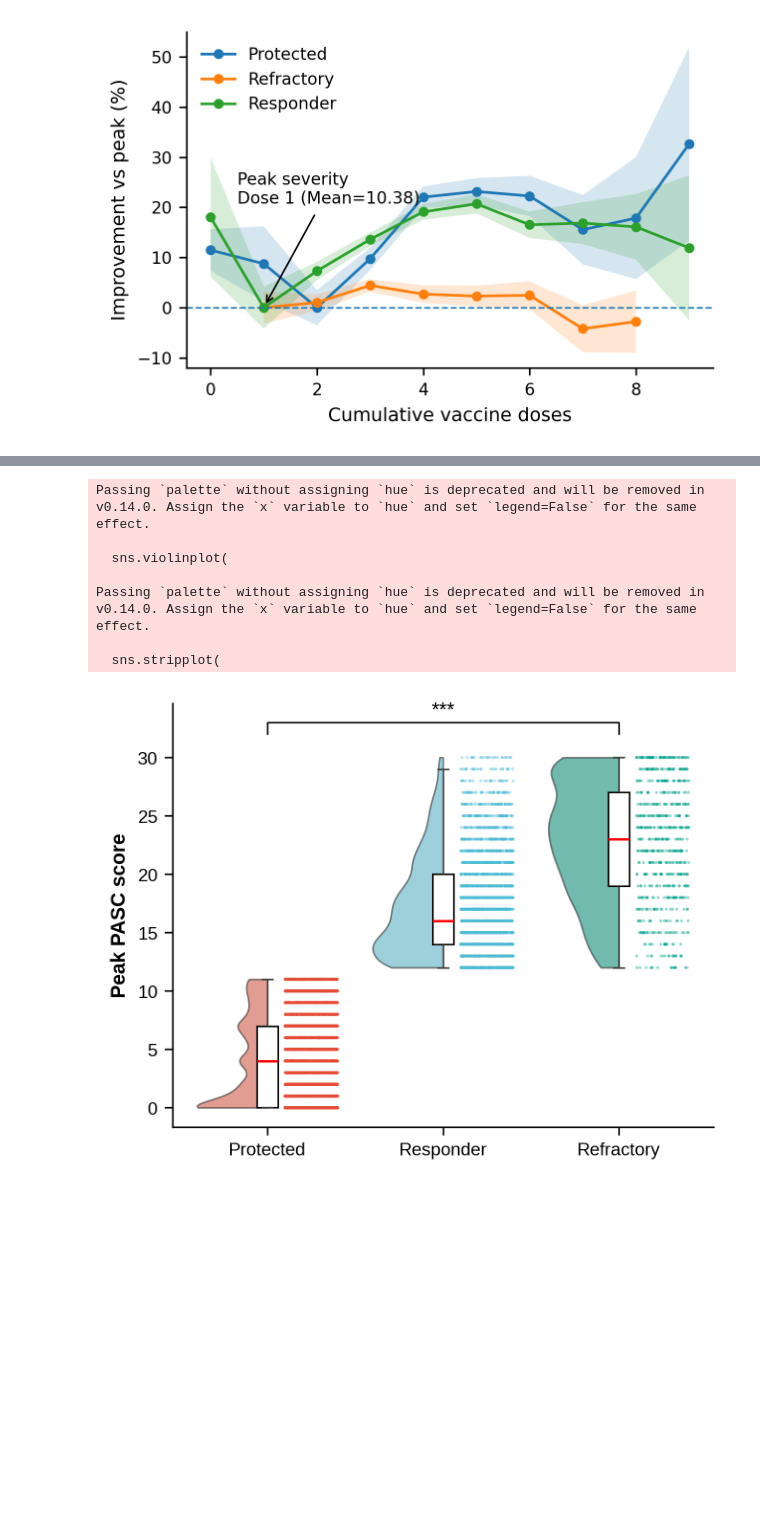
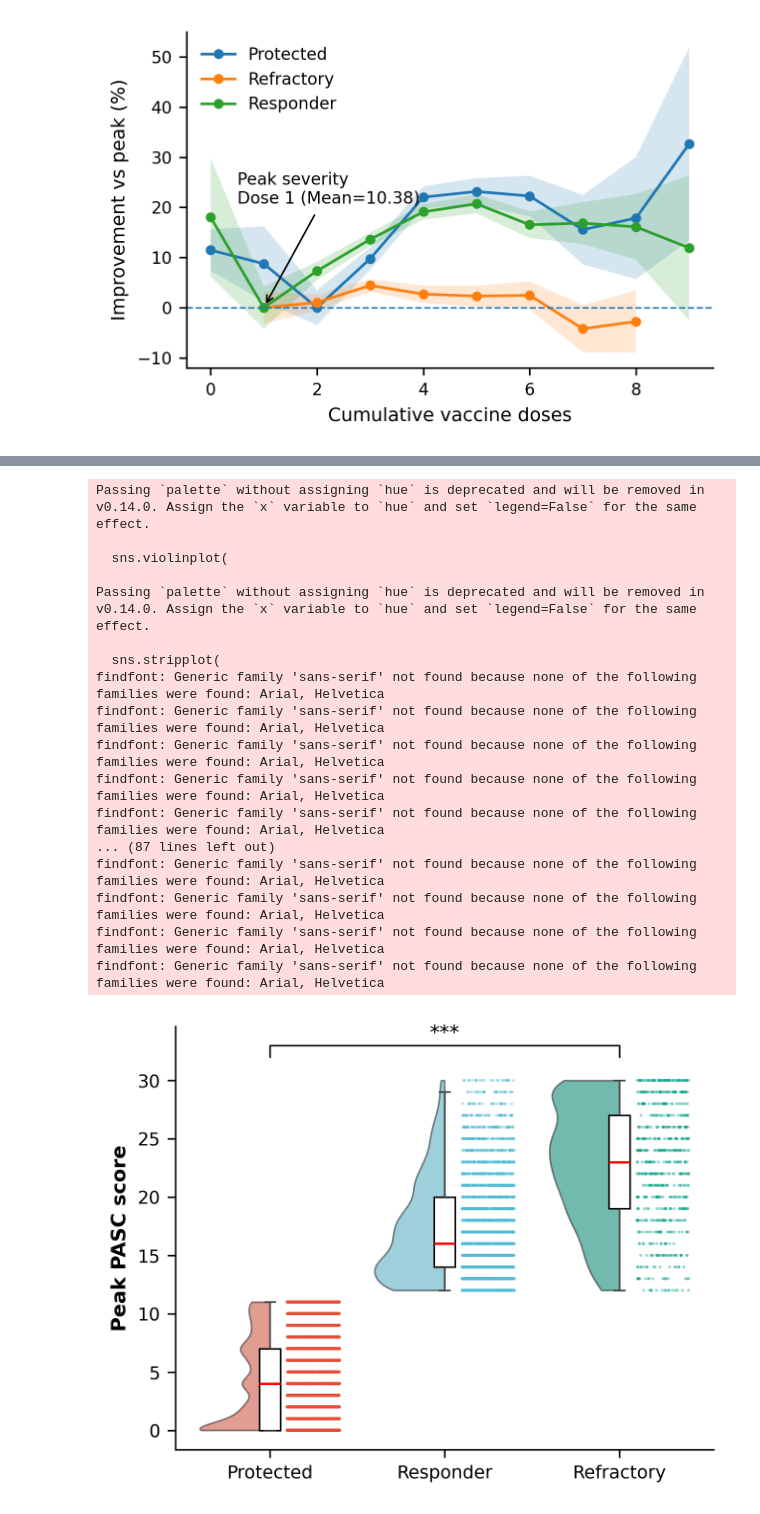
Before and after one commit to JingWang-RU/LongCovidRECOVER, a Jupyter notebook: 2026plot.ipynb, the cells around one changed output, grey strips where cells are left out. Saved outputs shown, nothing was run; the diff lists cells and outputs as text; code cells hidden in the pictures; blank space fills up the shorter version.

```diff
--- a/2026plot.ipynb
+++ b/2026plot.ipynb
@@ -471,24 +466,15 @@ from matplotlib.collections import PolyCollection
 # -------------------------
 # Style (Nature-Standard)
 # -------------------------
-# plt.rcParams.update({
-#     "font.family": "sans-serif",
-#     "font.sans-serif": ["Arial", "Helvetica"],
-#     "pdf.fonttype": 42,
-#     "axes.linewidth": 0.8,
-#     "xtick.major.width": 0.8,
-#     "ytick.major.width": 0.8
-# })
 plt.rcParams.update({
     "font.family": "sans-serif",
-    # Put common Linux fonts + Matplotlib default at the end
-    "font.sans-serif": ["Helvetica", "Arial", "Liberation Sans", "Nimbus Sans", "DejaVu Sans"],
+    "font.sans-serif": ["Arial", "Helvetica"],
     "pdf.fonttype": 42,
-    "ps.fonttype": 42,
     "axes.linewidth": 0.8,
     "xtick.major.width": 0.8,
-    "ytick.major.width": 0.8,
+    "ytick.major.width": 0.8
 })
+
 ORDER = ["Protected", "Responder", "Refractory"]
 COLORS = ['#E64B35FF', '#4DBBD5FF', '#00A087FF'] # Your NPG colors
 
@@ -542,31 +528,41 @@ def raincloud_nature(ax, df, y, x="group_name", order=ORDER, colors=COLORS):
     return ax
 
 # -------------------------
 # Execution
 # -------------------------
 fig, ax = plt.subplots(figsize=(4.5, 3.5), dpi=300)
 
 # Replace df_individual with your actual dataframe
 raincloud_nature(ax, df_individual, y="peak_pasc")
 
 ax.set_ylabel("Peak PASC score", fontsize=10, fontweight='bold')
 
 # Significance bracket using the exact values from Table 3
 # Protected vs Refractory (Overall p < 0.001)
 ymax = df_individual["peak_pasc"].max()
 y_pos = ymax + 2
 ax.plot([0, 0, 2, 2], [y_pos, y_pos+1, y_pos+1, y_pos], lw=0.8, c="black")
 ax.text(1, y_pos+1.2, "***", ha="center", va="bottom", fontsize=10)
 
 plt.tight_layout()
 plt.savefig("Nature_Raincloud_PeakPASC.pdf", format='pdf')
 plt.show()
 # %% [output]
 Passing `palette` without assigning `hue` is deprecated and will be removed in v0.14.0. Assign the `x` variable to `hue` and set `legend=False` for the same effect.
 
   sns.violinplot(
 
 Passing `palette` without assigning `hue` is deprecated and will be removed in v0.14.0. Assign the `x` variable to `hue` and set `legend=False` for the same effect.
 
   sns.stripplot(
+findfont: Generic family 'sans-serif' not found because none of the following families were found: Arial, Helvetica
+findfont: Generic family 'sans-serif' not found because none of the following families were found: Arial, Helvetica
+findfont: Generic family 'sans-serif' not found because none of the following families were found: Arial, Helvetica
+findfont: Generic family 'sans-serif' not found because none of the following families were found: Arial, Helvetica
+findfont: Generic family 'sans-serif' not found because none of the following families were found: Arial, Helvetica
+... (87 lines left out)
+findfont: Generic family 'sans-serif' not found because none of the following families were found: Arial, Helvetica
+findfont: Generic family 'sans-serif' not found because none of the following families were found: Arial, Helvetica
+findfont: Generic family 'sans-serif' not found because none of the following families were found: Arial, Helvetica
+findfont: Generic family 'sans-serif' not found because none of the following families were found: Arial, Helvetica
-[figure, old version]
+[figure, new version]
```
Also changed, not shown: parts of 17 cells of this notebook, 2 other files.
